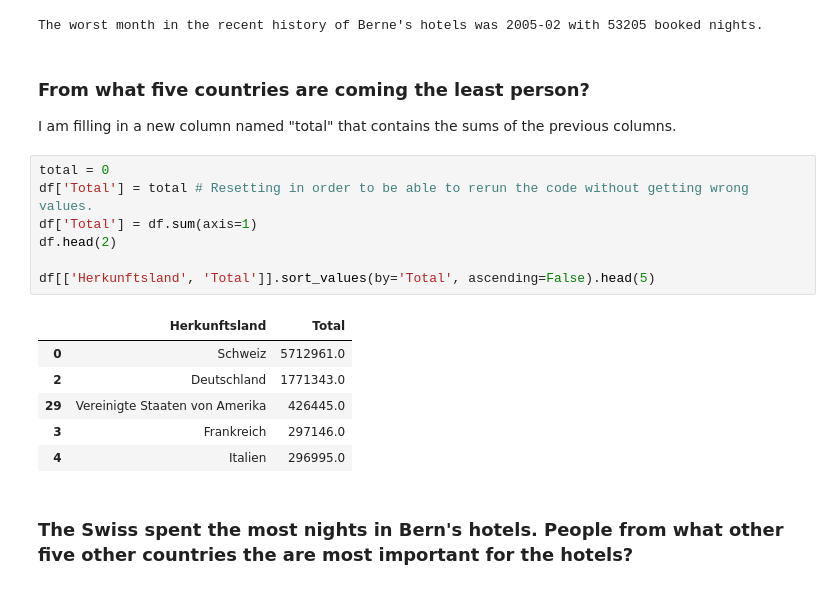
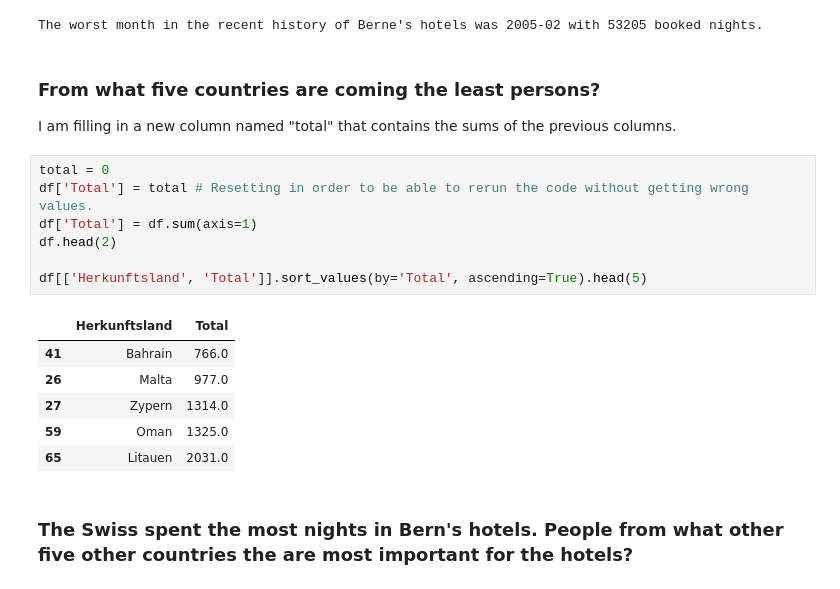
Before and after one commit to thisss/foundations-homework, a Jupyter notebook: foundations/08/homework_08.ipynb, the cells around one changed output. Drawn from its saved outputs; the diff is of its cells as text.

```diff
--- a/foundations/08/homework_08.ipynb
+++ b/foundations/08/homework_08.ipynb
@@ -113,22 +128,22 @@ print("The worst month in the recent history of Berne's hotels was", worst_month
 # %% [output]
 The worst month in the recent history of Berne's hotels was 2005-02 with 53205 booked nights.
 # %% [markdown]
-### From what five countries are coming the least person?
+### From what five countries are coming the least persons?
 I am filling in a new column named "total" that contains the sums of the previous columns.
 # %%
 total = 0
 df['Total'] = total # Resetting in order to be able to rerun the code without getting wrong values.
 df['Total'] = df.sum(axis=1)
 df.head(2)
 
-df[['Herkunftsland', 'Total']].sort_values(by='Total', ascending=False).head(5)
+df[['Herkunftsland', 'Total']].sort_values(by='Total', ascending=True).head(5)
 # %% [output]
 |  | Herkunftsland | Total |
-| 0 | Schweiz | 5712961.0 |
-| 2 | Deutschland | 1771343.0 |
-| 29 | Vereinigte Staaten von Amerika | 426445.0 |
-| 3 | Frankreich | 297146.0 |
-| 4 | Italien | 296995.0 |
+| 41 | Bahrain | 766.0 |
+| 26 | Malta | 977.0 |
+| 27 | Zypern | 1314.0 |
+| 59 | Oman | 1325.0 |
+| 65 | Litauen | 2031.0 |
 # %% [markdown]
 ### The Swiss spent the most nights in Bern's hotels. People from what other five other countries the are most important for the hotels?
 # %%
```
Also changed, not shown: parts of 17 cells of this notebook.
